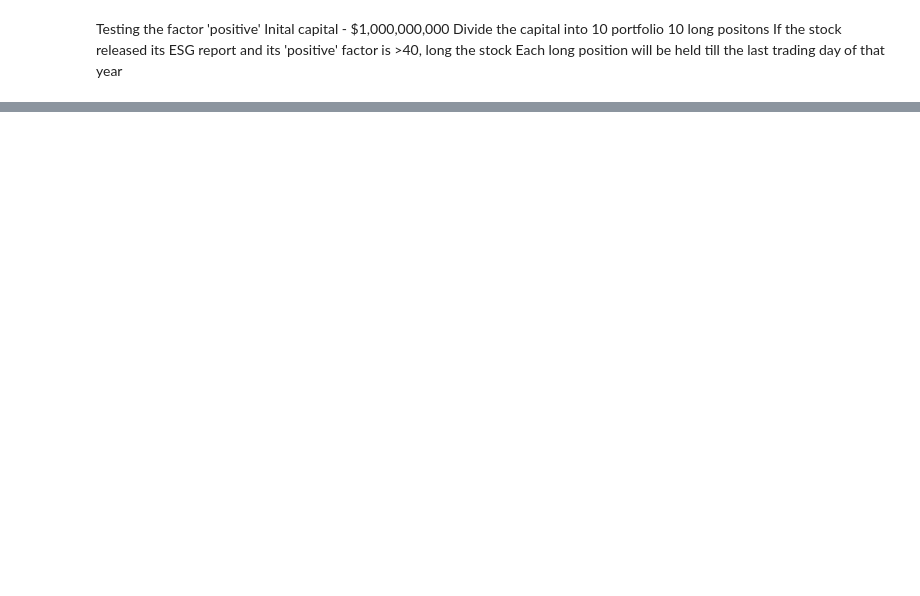
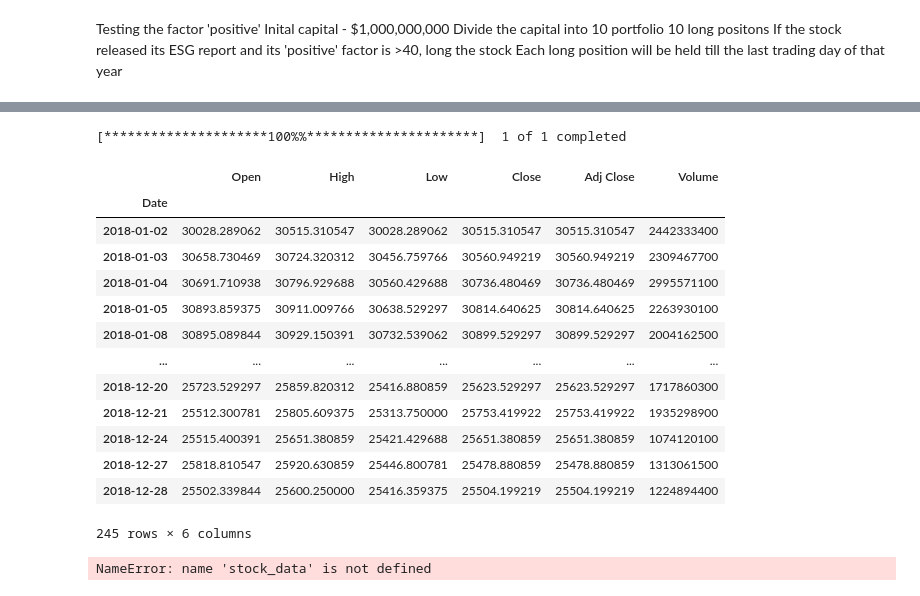
Before and after one commit to nestorfok/scrapeHKEX, a Jupyter notebook: HKEXscraper2/backtest_yearly/backtest.ipynb, the cells around one changed output, grey strips where cells are left out. Cells and saved outputs as stored; diff of their text form; code cells hidden in the pictures; blank space fills up the shorter version.

```diff
--- a/HKEXscraper2/backtest_yearly/backtest.ipynb
+++ b/HKEXscraper2/backtest_yearly/backtest.ipynb
@@ -147,5 +155,12 @@ stock_start
 # %%
-stock_start['Close'].values[0]
-str(stock_start['Close'].values[0])
-type(ESG_score_2017.loc[ESG_score_2017['file_name'] == '1301.HK']['positive'].values[0])
+def get_stock_price():
+    start = datetime.datetime(2018, 1, 1).date()
+    end = datetime.datetime(2018, 12, 31).date()
+    # end = start + datetime.timedelta(days=35)
+    # print(end)
+    stock_data = yf.download("^HSI", start, end)
+    # print(stock_data)
+    return stock_data
+
+HSI_price = get_stock_price()
 # %% [output]
@@ -152,0 +252,32 @@ numpy.int64
+# %%
+def get_stock_price():
+    start = datetime.datetime(2018, 1, 1).date()
+    end = datetime.datetime(2018, 12, 31).date()
+    # end = start + datetime.timedelta(days=35)
+    # print(end)
+    stock_data = yf.download("^HSI", start, end)
+    # print(stock_data)
+    return stock_data
+
+get_stock_price()
+# %% [output]
+[*********************100%%**********************]  1 of 1 completed
+|  | Open | High | Low | Close | Adj Close | Volume |
+| Date |  |  |  |  |  |  |
+| 2018-01-02 | 30028.289062 | 30515.310547 | 30028.289062 | 30515.310547 | 30515.310547 | 2442333400 |
+| 2018-01-03 | 30658.730469 | 30724.320312 | 30456.759766 | 30560.949219 | 30560.949219 | 2309467700 |
+| 2018-01-04 | 30691.710938 | 30796.929688 | 30560.429688 | 30736.480469 | 30736.480469 | 2995571100 |
+| 2018-01-05 | 30893.859375 | 30911.009766 | 30638.529297 | 30814.640625 | 30814.640625 | 2263930100 |
+| 2018-01-08 | 30895.089844 | 30929.150391 | 30732.539062 | 30899.529297 | 30899.529297 | 2004162500 |
+| ... | ... | ... | ... | ... | ... | ... |
+| 2018-12-20 | 25723.529297 | 25859.820312 | 25416.880859 | 25623.529297 | 25623.529297 | 1717860300 |
+| 2018-12-21 | 25512.300781 | 25805.609375 | 25313.750000 | 25753.419922 | 25753.419922 | 1935298900 |
+| 2018-12-24 | 25515.400391 | 25651.380859 | 25421.429688 | 25651.380859 | 25651.380859 | 1074120100 |
+| 2018-12-27 | 25818.810547 | 25920.630859 | 25446.800781 | 25478.880859 | 25478.880859 | 1313061500 |
+| 2018-12-28 | 25502.339844 | 25600.250000 | 25416.359375 | 25504.199219 | 25504.199219 | 1224894400 |
+245 rows × 6 columns
+# %%
+print(stock_data.index[0].date())
+print(stock_data.iloc[0]['Close'])
+# %% [output]
+NameError: name 'stock_data' is not defined
```
Also changed, not shown: parts of 17 cells of this notebook, 2 other files.
